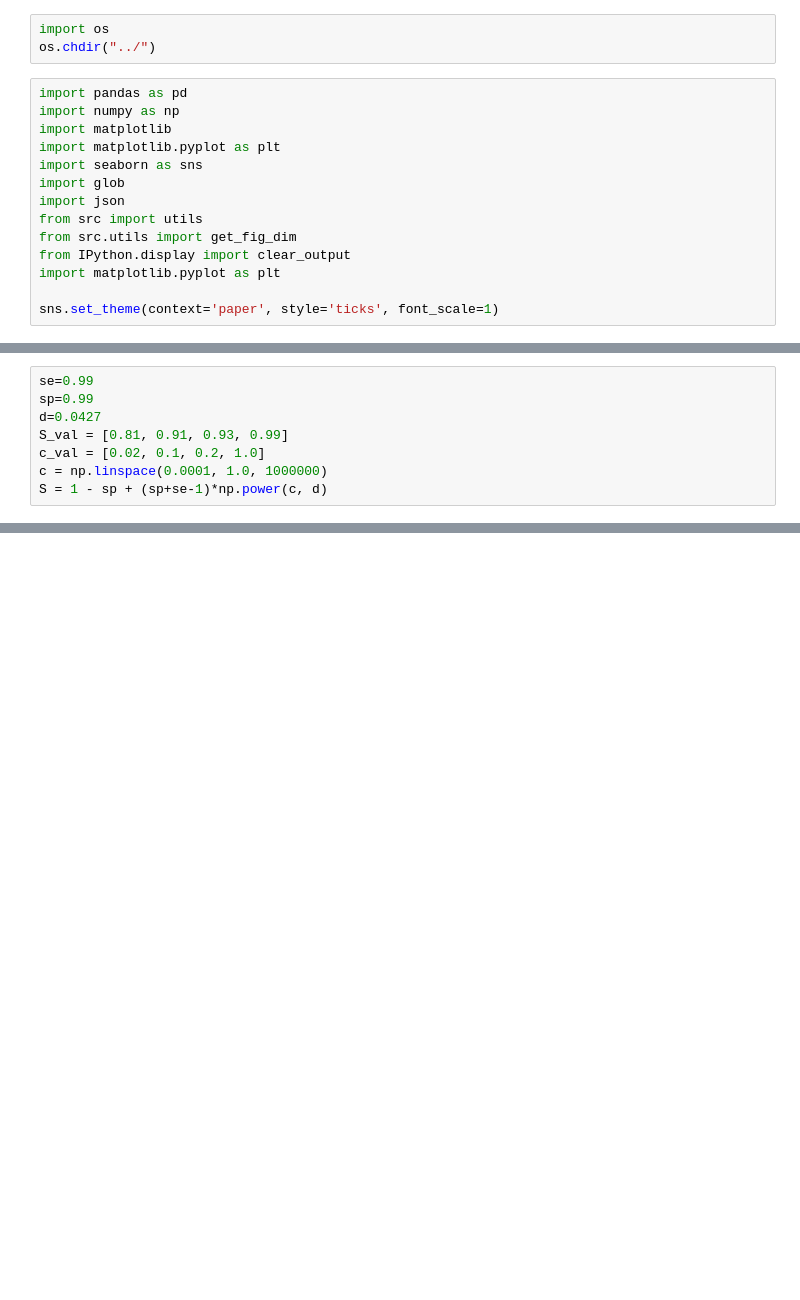
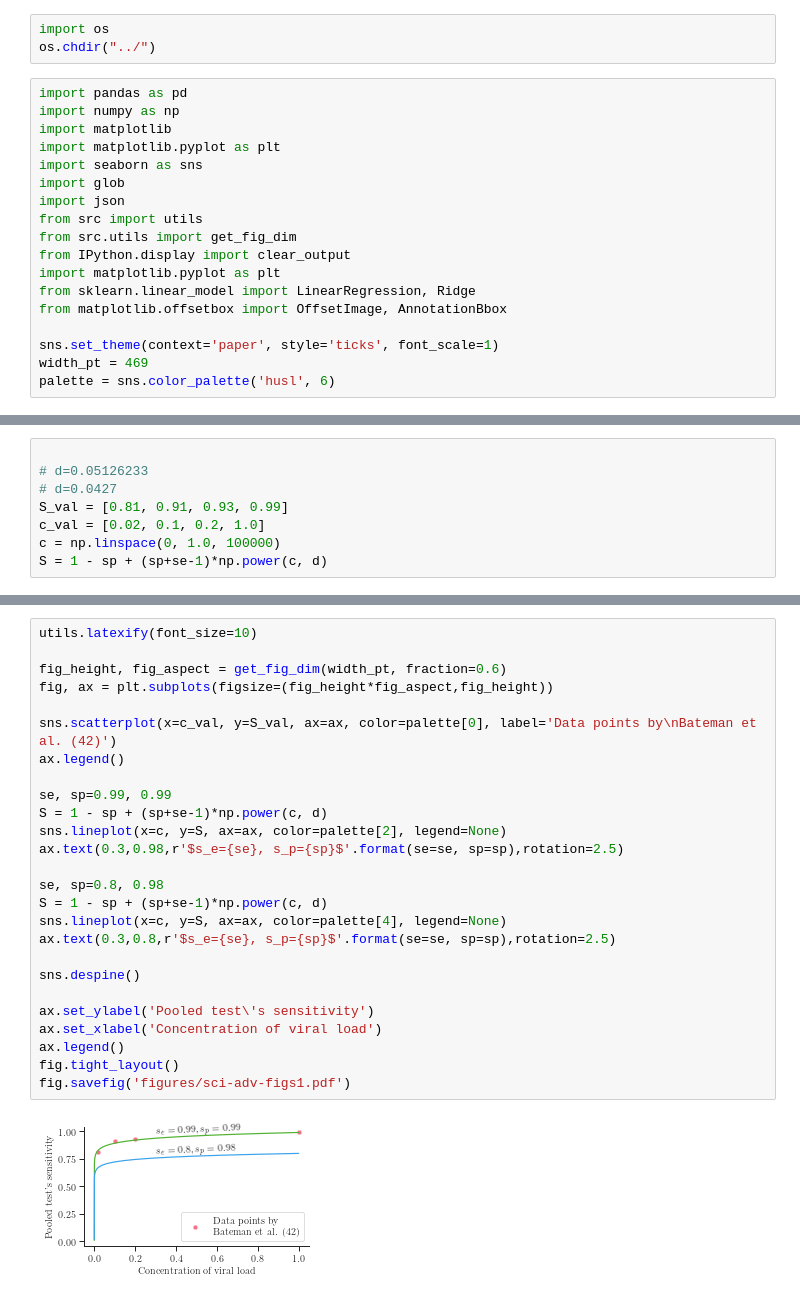
Before and after one commit to Networks-Learning/pooled-testing, a Jupyter notebook: notebooks/playground.ipynb, the cells around one changed output, grey strips where cells are left out. Cells and saved outputs as stored; diff of their text form; blank space fills up the shorter version.

```diff
--- a/notebooks/playground.ipynb
+++ b/notebooks/playground.ipynb
@@ -17,5 +17,9 @@ from src import utils
 from src.utils import get_fig_dim
 from IPython.display import clear_output
 import matplotlib.pyplot as plt
+from sklearn.linear_model import LinearRegression, Ridge
+from matplotlib.offsetbox import OffsetImage, AnnotationBbox
 
 sns.set_theme(context='paper', style='ticks', font_scale=1)
+width_pt = 469
+palette = sns.color_palette('husl', 6)
@@ -22,8 +40,8 @@ sns.set_theme(context='paper', style='ticks', font_scale=1)
 # %%
-se=0.99
-sp=0.99
-d=0.0427
+
+# d=0.05126233
+# d=0.0427
 S_val = [0.81, 0.91, 0.93, 0.99]
 c_val = [0.02, 0.1, 0.2, 1.0]
-c = np.linspace(0.0001, 1.0, 1000000)
+c = np.linspace(0, 1.0, 100000)
 S = 1 - sp + (sp+se-1)*np.power(c, d)
@@ -281,0 +54,28 @@ fig.savefig('figures/{name}_percentage.pdf'.format(name=name))
+# %%
+utils.latexify(font_size=10)
+
+fig_height, fig_aspect = get_fig_dim(width_pt, fraction=0.6)
+fig, ax = plt.subplots(figsize=(fig_height*fig_aspect,fig_height))
+
+sns.scatterplot(x=c_val, y=S_val, ax=ax, color=palette[0], label='Data points by\nBateman et al. (42)')
+ax.legend()
+
+se, sp=0.99, 0.99
+S = 1 - sp + (sp+se-1)*np.power(c, d)
+sns.lineplot(x=c, y=S, ax=ax, color=palette[2], legend=None)
+ax.text(0.3,0.98,r'$s_e={se}, s_p={sp}$'.format(se=se, sp=sp),rotation=2.5)
+
+se, sp=0.8, 0.98
+S = 1 - sp + (sp+se-1)*np.power(c, d)
+sns.lineplot(x=c, y=S, ax=ax, color=palette[4], legend=None)
+ax.text(0.3,0.8,r'$s_e={se}, s_p={sp}$'.format(se=se, sp=sp),rotation=2.5)
+
+sns.despine()
+
+ax.set_ylabel('Pooled test\'s sensitivity')
+ax.set_xlabel('Concentration of viral load')
+ax.legend()
+fig.tight_layout()
+fig.savefig('figures/sci-adv-figs1.pdf')
+# %% [output]
+[figure, added]
```
Also changed, not shown: parts of 18 cells of this notebook, 6 other files.
